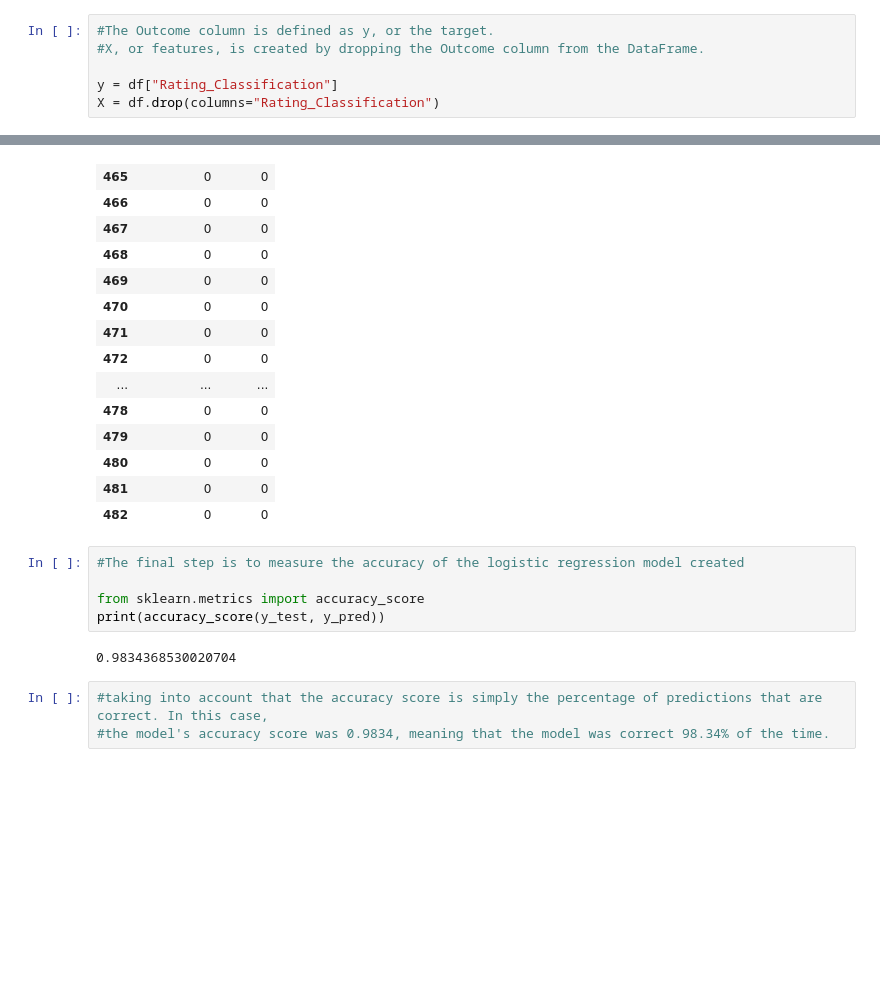
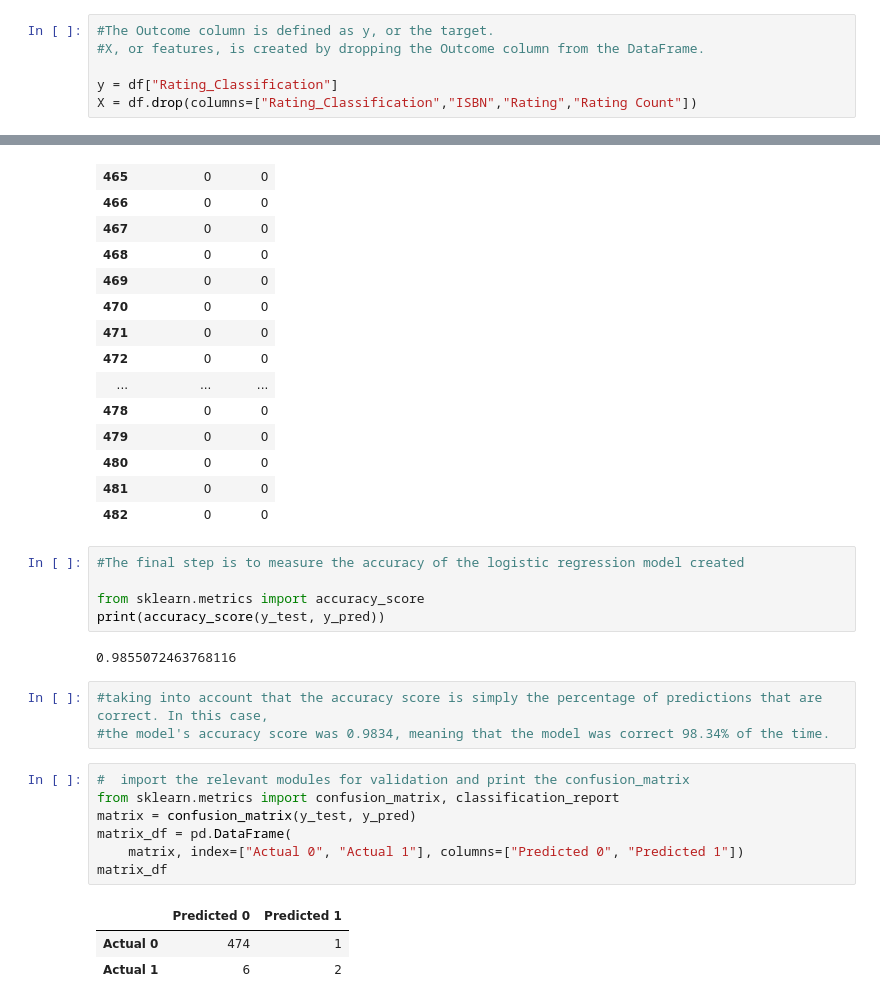
Before and after one commit to FernandoLaguna/Books, a Jupyter notebook: book_success_LR.ipynb, the cells around one changed output, grey strips where cells are left out. Saved outputs shown, nothing was run; the diff lists cells and outputs as text; blank space fills up the shorter version.

```diff
--- a/book_success_LR.ipynb
+++ b/book_success_LR.ipynb
@@ -104,7 +110,7 @@ df.tail(10)
 #X, or features, is created by dropping the Outcome column from the DataFrame.
 
 y = df["Rating_Classification"]
-X = df.drop(columns="Rating_Classification")
+X = df.drop(columns=["Rating_Classification","ISBN","Rating","Rating Count"])
 # %% [markdown]
  ## Split our data into training and testing
 # %%
@@ -168,7 +167,18 @@ results.tail(20)
 from sklearn.metrics import accuracy_score
 print(accuracy_score(y_test, y_pred))
 # %% [output]
-0.9834368530020704
+0.9855072463768116
 # %%
 #taking into account that the accuracy score is simply the percentage of predictions that are correct. In this case,
 #the model's accuracy score was 0.9834, meaning that the model was correct 98.34% of the time.
+# %%
+#  import the relevant modules for validation and print the confusion_matrix
+from sklearn.metrics import confusion_matrix, classification_report
+matrix = confusion_matrix(y_test, y_pred)
+matrix_df = pd.DataFrame(
+    matrix, index=["Actual 0", "Actual 1"], columns=["Predicted 0", "Predicted 1"])
+matrix_df
+# %% [output]
+|  | Predicted 0 | Predicted 1 |
+| Actual 0 | 474 | 1 |
+| Actual 1 | 6 | 2 |
```
Also changed, not shown: parts of 4 cells of this notebook, 3 other files.
